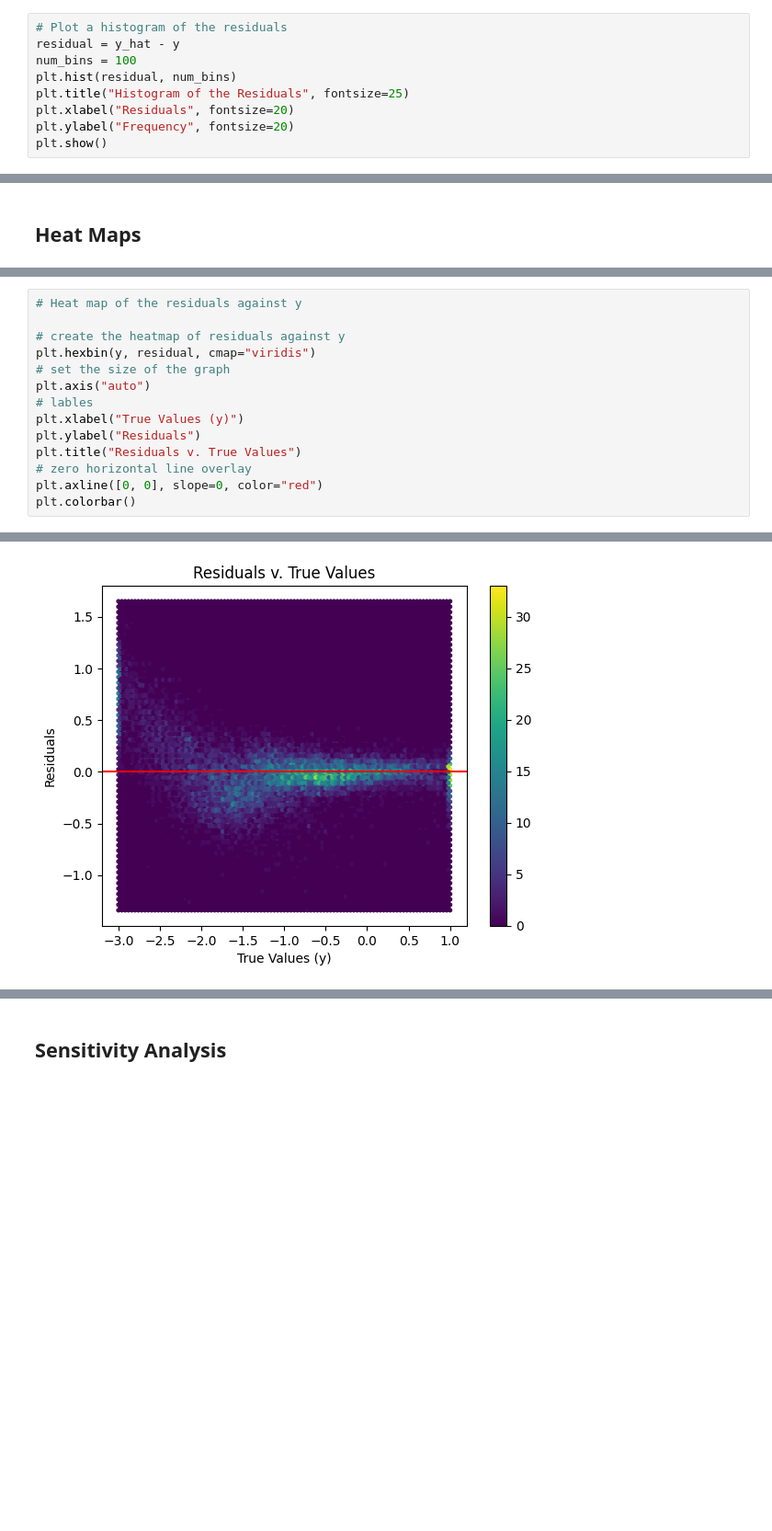
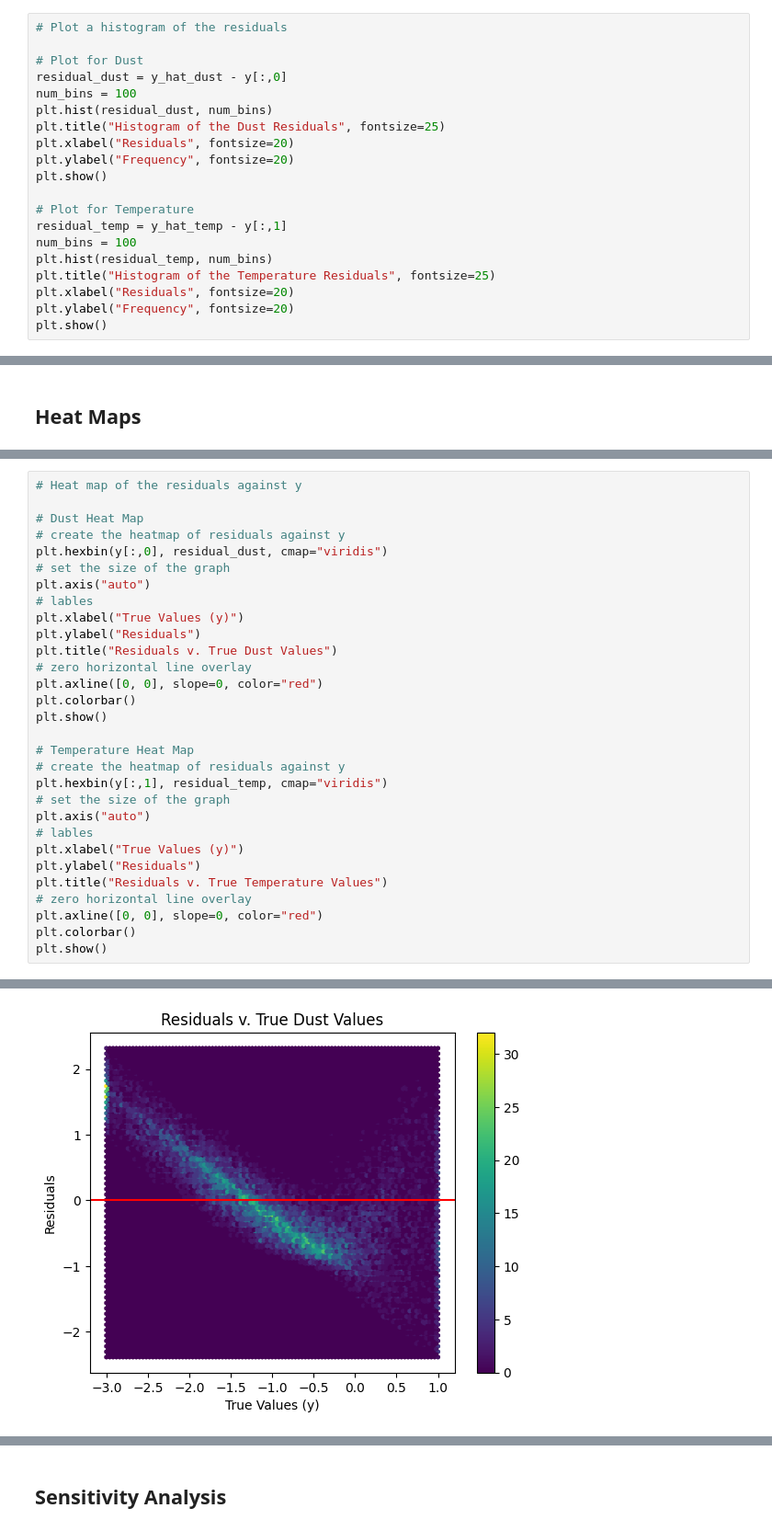
Before and after one commit to mwallace5270/hot-dust, a Jupyter notebook: evaluate.ipynb, the cells around one changed output, grey strips where cells are left out. Shown at 92% size. Saved outputs shown, nothing was run; the diff lists cells and outputs as text; blank space fills up the shorter version.

```diff
--- a/evaluate.ipynb
+++ b/evaluate.ipynb
@@ -118,10 +148,21 @@ plt.axline([0, 0], slope=1, color="red")
 # %%
 # Plot a histogram of the residuals
-residual = y_hat - y
+
+# Plot for Dust
+residual_dust = y_hat_dust - y[:,0]
 num_bins = 100
-plt.hist(residual, num_bins)
-plt.title("Histogram of the Residuals", fontsize=25)
+plt.hist(residual_dust, num_bins)
+plt.title("Histogram of the Dust Residuals", fontsize=25)
 plt.xlabel("Residuals", fontsize=20)
 plt.ylabel("Frequency", fontsize=20)
 plt.show()
+
+# Plot for Temperature
+residual_temp = y_hat_temp - y[:,1]
+num_bins = 100
+plt.hist(residual_temp, num_bins)
+plt.title("Histogram of the Temperature Residuals", fontsize=25)
+plt.xlabel("Residuals", fontsize=20)
+plt.ylabel("Frequency", fontsize=20)
+plt.show()
 # %% [output]
@@ -158,15 +227,31 @@ plt.colorbar()
 # %%
 # Heat map of the residuals against y
 
+# Dust Heat Map
 # create the heatmap of residuals against y
-plt.hexbin(y, residual, cmap="viridis")
+plt.hexbin(y[:,0], residual_dust, cmap="viridis")
 # set the size of the graph
 plt.axis("auto")
 # lables
 plt.xlabel("True Values (y)")
 plt.ylabel("Residuals")
-plt.title("Residuals v. True Values")
+plt.title("Residuals v. True Dust Values")
 # zero horizontal line overlay
 plt.axline([0, 0], slope=0, color="red")
 plt.colorbar()
+plt.show()
+
+# Temperature Heat Map
+# create the heatmap of residuals against y
+plt.hexbin(y[:,1], residual_temp, cmap="viridis")
+# set the size of the graph
+plt.axis("auto")
+# lables
+plt.xlabel("True Values (y)")
+plt.ylabel("Residuals")
+plt.title("Residuals v. True Temperature Values")
+# zero horizontal line overlay
+plt.axline([0, 0], slope=0, color="red")
+plt.colorbar()
+plt.show()
 # %% [output]
@@ -174 +258 @@ plt.colorbar()
-[figure, old version]
+[figure, new version]
```
Also changed, not shown: parts of 11 cells of this notebook, 4 other files.
